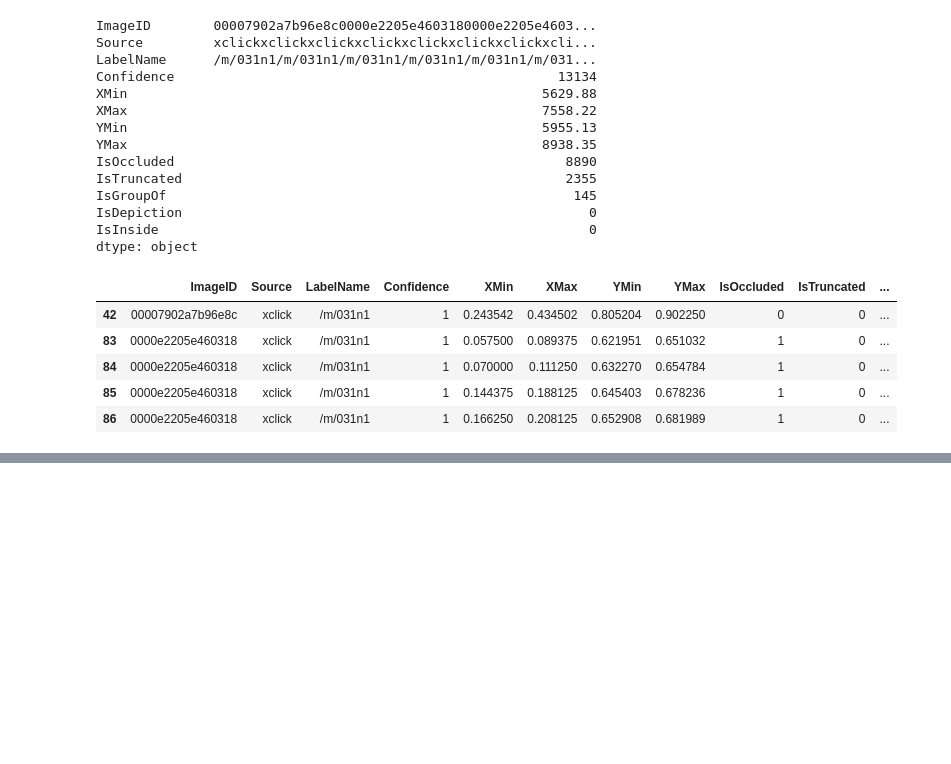
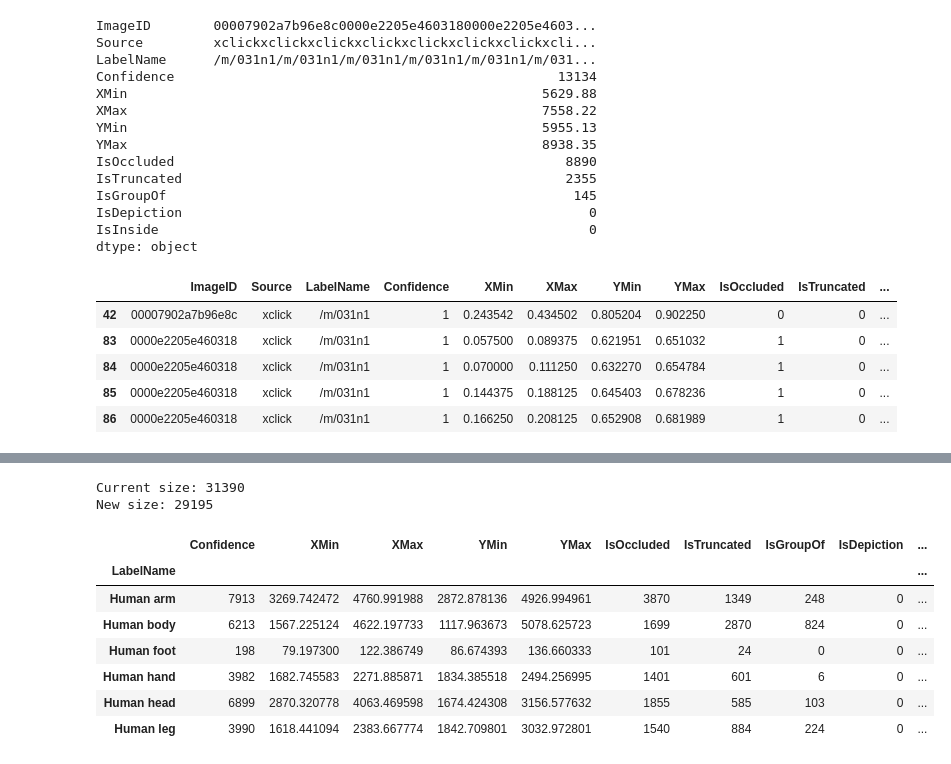
Before and after one commit to sysaster/dataset, a Jupyter notebook: notebooks/Downlod dataset.ipynb, the cells around one changed output, grey strips where cells are left out. Drawn from its saved outputs; the diff is of its cells as text; code cells hidden in the pictures; blank space fills up the shorter version.

```diff
--- a/notebooks/Downlod dataset.ipynb
+++ b/notebooks/Downlod dataset.ipynb
@@ -275,0 +365,3 @@ final_dataset.to_csv('../data/train-annotations-bbox.csv', header=False, index =
+# %%
+validation_annotations = pd.read_csv('/tmp/dataset/new-validation-annotations-bbox.csv')
+validation_annotations.head()
@@ -275,0 +375,21 @@ final_dataset.to_csv('../data/train-annotations-bbox.csv', header=False, index =
+# %%
+print("Current size:", len(validation_annotations))
+
+validation_annotations = validation_annotations[ validation_annotations.IsDepiction == 0 ]
+validation_annotations = validation_annotations[ validation_annotations.IsInside == 0 ]
+
+print("New size:", len(validation_annotations))
+# %% [output]
+Current size: 31390
+New size: 29195
+# %%
+validation_annotations.replace({'LabelName' : class_labels_dict}).groupby('LabelName').sum()
+# %% [output]
+|  | Confidence | XMin | XMax | YMin | YMax | IsOccluded | IsTruncated | IsGroupOf | IsDepiction | ... |
+| LabelName |  |  |  |  |  |  |  |  |  | ... |
+| Human arm | 7913 | 3269.742472 | 4760.991988 | 2872.878136 | 4926.994961 | 3870 | 1349 | 248 | 0 | ... |
+| Human body | 6213 | 1567.225124 | 4622.197733 | 1117.963673 | 5078.625723 | 1699 | 2870 | 824 | 0 | ... |
+| Human foot | 198 | 79.197300 | 122.386749 | 86.674393 | 136.660333 | 101 | 24 | 0 | 0 | ... |
+| Human hand | 3982 | 1682.745583 | 2271.885871 | 1834.385518 | 2494.256995 | 1401 | 601 | 6 | 0 | ... |
+| Human head | 6899 | 2870.320778 | 4063.469598 | 1674.424308 | 3156.577632 | 1855 | 585 | 103 | 0 | ... |
+| Human leg | 3990 | 1618.441094 | 2383.667774 | 1842.709801 | 3032.972801 | 1540 | 884 | 224 | 0 | ... |
```
Also changed, not shown: parts of 10 cells of this notebook, 1 other file.
